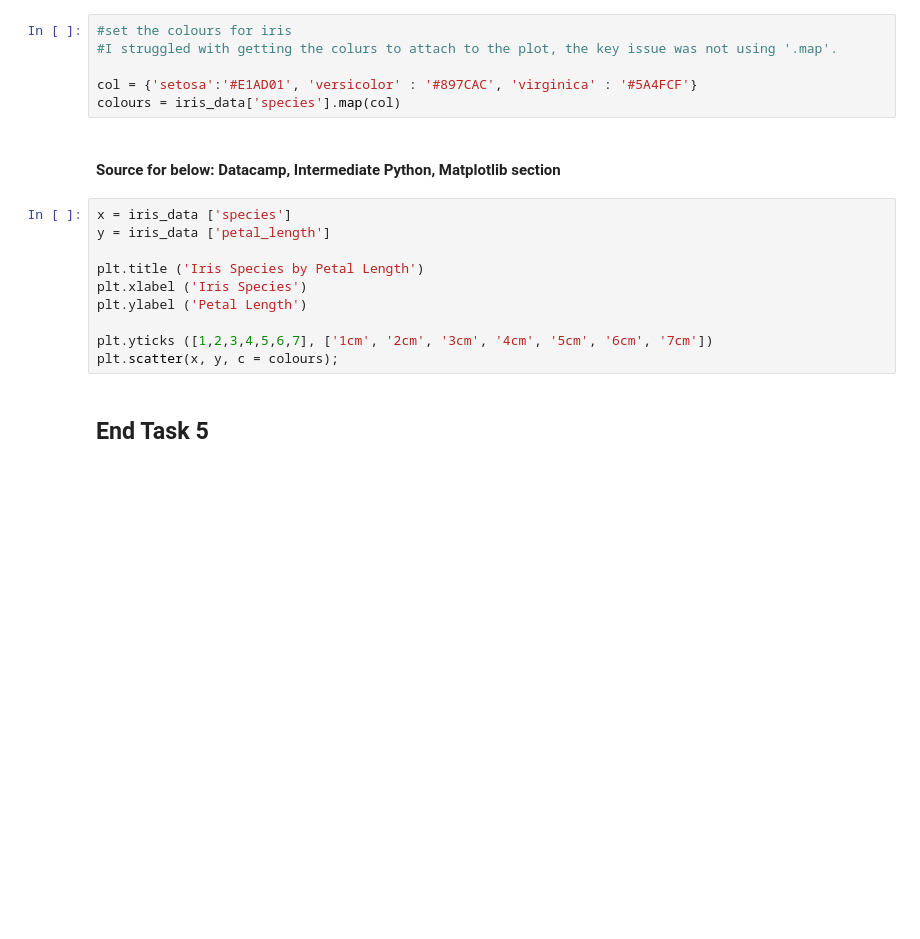
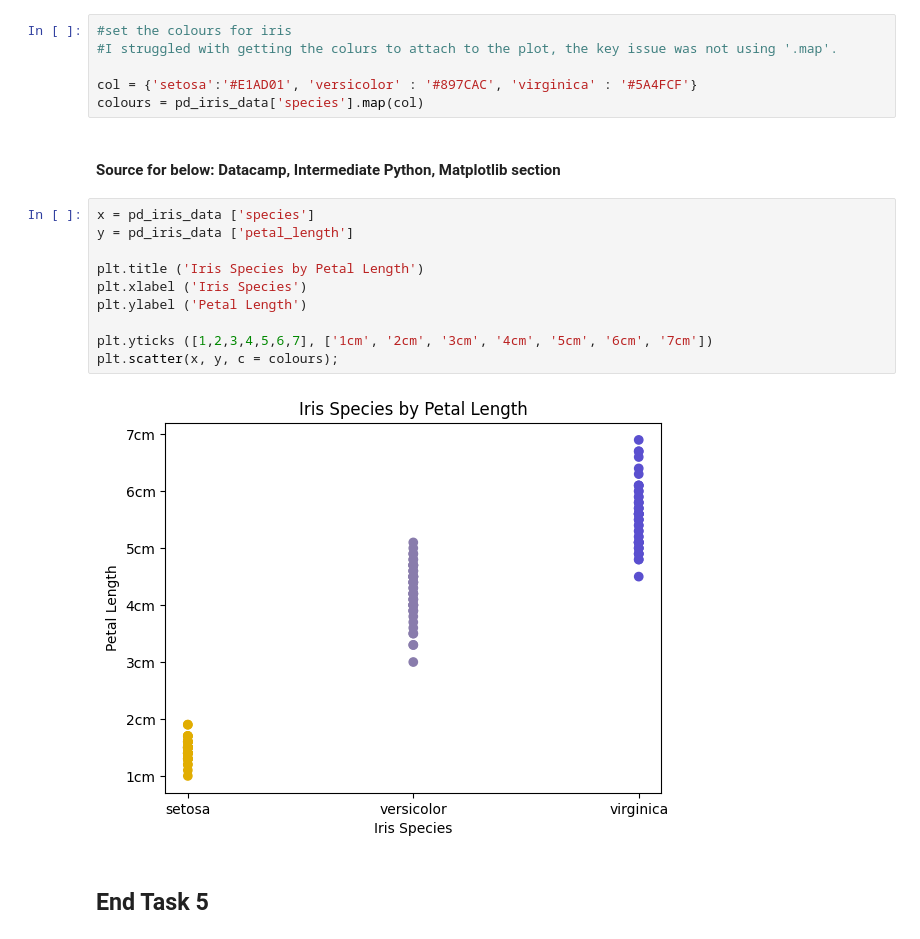
Before and after one commit to FaolanH/principles_of_data_analytics, a Jupyter notebook: tasks.ipynb, the cells around one changed output. Saved outputs shown, nothing was run; the diff lists cells and outputs as text; blank space fills up the shorter version.

```diff
--- a/tasks.ipynb
+++ b/tasks.ipynb
@@ -362,19 +442,21 @@ Source for finding assigning colours to each species - CoPilot
 #I struggled with getting the colurs to attach to the plot, the key issue was not using '.map'.
 
 col = {'setosa':'#E1AD01', 'versicolor' : '#897CAC', 'virginica' : '#5A4FCF'}
-colours = iris_data['species'].map(col)
+colours = pd_iris_data['species'].map(col)
 # %% [markdown]
 #### Source for below: Datacamp, Intermediate Python, Matplotlib section
 # %%
-x = iris_data ['species']
-y = iris_data ['petal_length']
+x = pd_iris_data ['species']
+y = pd_iris_data ['petal_length']
 
 plt.title ('Iris Species by Petal Length')
 plt.xlabel ('Iris Species')
 plt.ylabel ('Petal Length')
 
 plt.yticks ([1,2,3,4,5,6,7], ['1cm', '2cm', '3cm', '4cm', '5cm', '6cm', '7cm'])
 plt.scatter(x, y, c = colours);
+# %% [output]
+[figure, added]
 # %% [markdown]
 ## End Task 5
 # %% [markdown]
```
Also changed, not shown: parts of 41 cells of this notebook.
